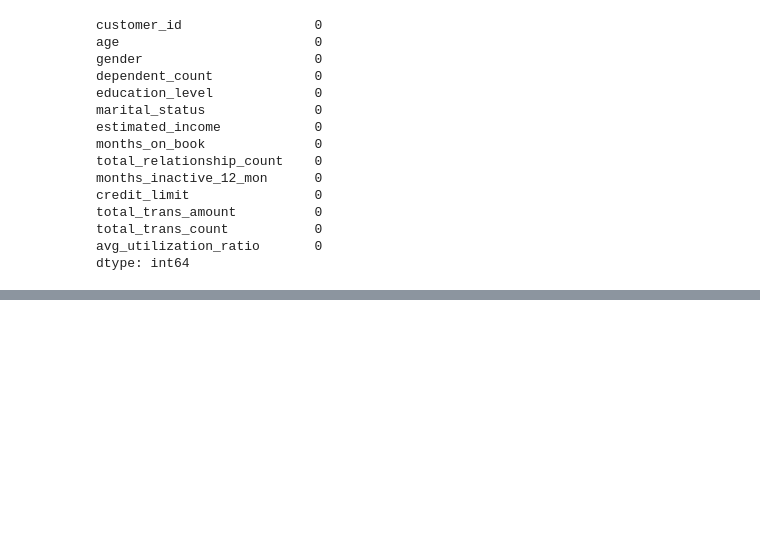
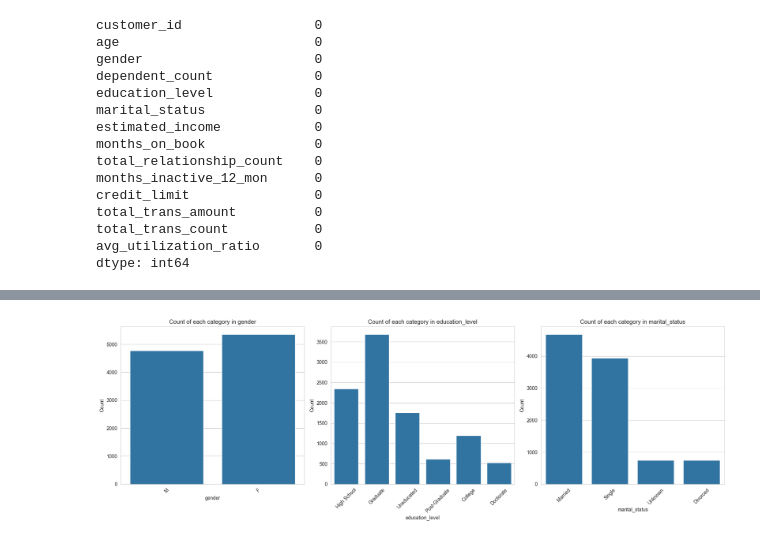
Before and after one commit to SJWallace/credit_card_segmentation, a Jupyter notebook: simple.ipynb, the cells around one changed output, grey strips where cells are left out. Cells and saved outputs as stored; diff of their text form; code cells hidden in the pictures; blank space fills up the shorter version.

```diff
--- a/simple.ipynb
+++ b/simple.ipynb
@@ -25,9 +45,9 @@ Index(['customer_id', 'age', 'gender', 'dependent_count', 'education_level',
 # %%
 # Check the data types
-print(df.dtypes)
+print(customers.dtypes)
 
 # Check for categorical variables
-categorical_cols = df.select_dtypes(include='object').columns
+categorical_cols = customers.select_dtypes(include='object').columns
 print(categorical_cols)
 # %% [output]
 customer_id                   int64
@@ -103,0 +139,19 @@ for col in numeric_cols:
+# %%
+# Plot bar chart for each categorical column in 3 columns side by side
+num_categorical_cols = len(categorical_cols)
+num_rows = (num_categorical_cols + 2) // 3  # Determine the number of rows needed
+
+plt.figure(figsize=(18, 6 * num_rows))  # Adjust the figure size according to the number of rows
+
+for i, col in enumerate(categorical_cols, 1):
+    plt.subplot(num_rows, 3, i)  # Create subplots with 3 columns
+    sns.countplot(data=customers, x=col)
+    plt.title(f'Count of each category in {col}')
+    plt.xlabel(col)
+    plt.ylabel('Count')
+    plt.xticks(rotation=45)
+
+plt.tight_layout()  # Adjust the layout to prevent overlap
+plt.show()
+# %% [output]
+[figure, added]
```
Also changed, not shown: parts of 28 cells of this notebook.
